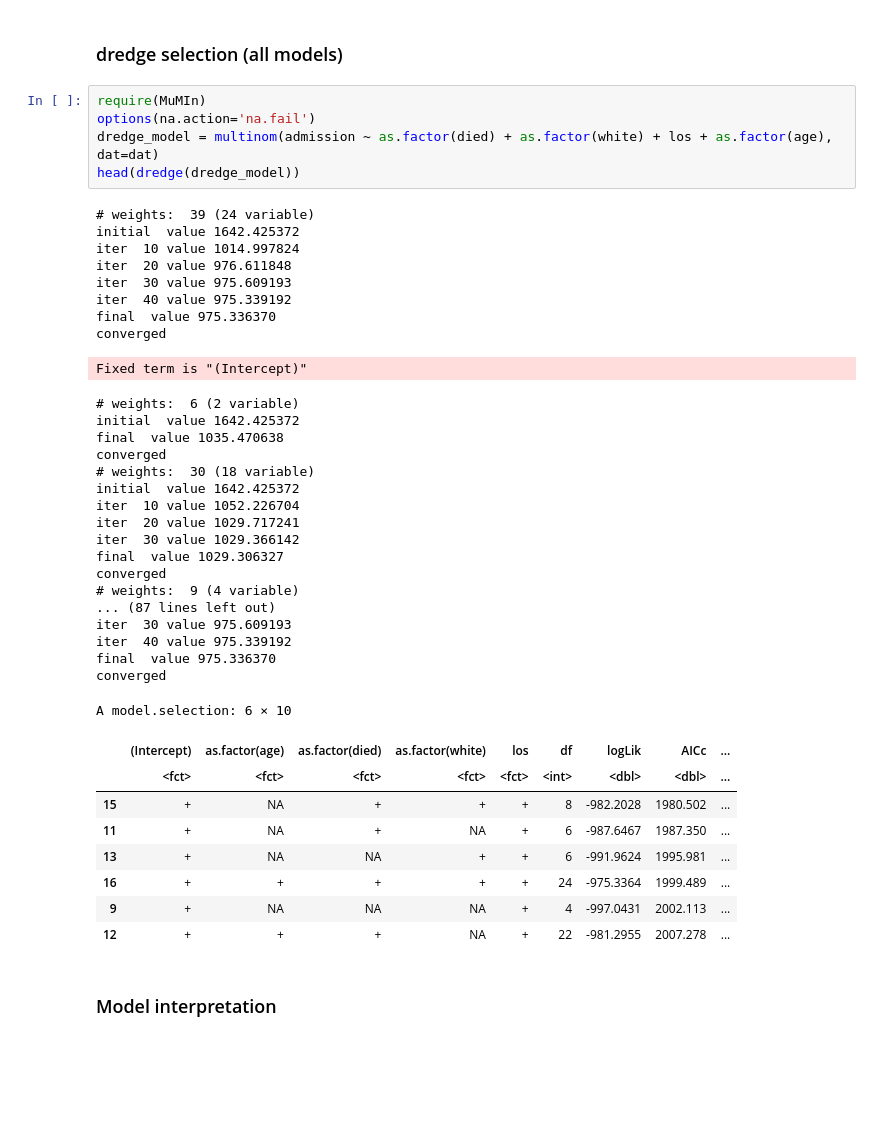
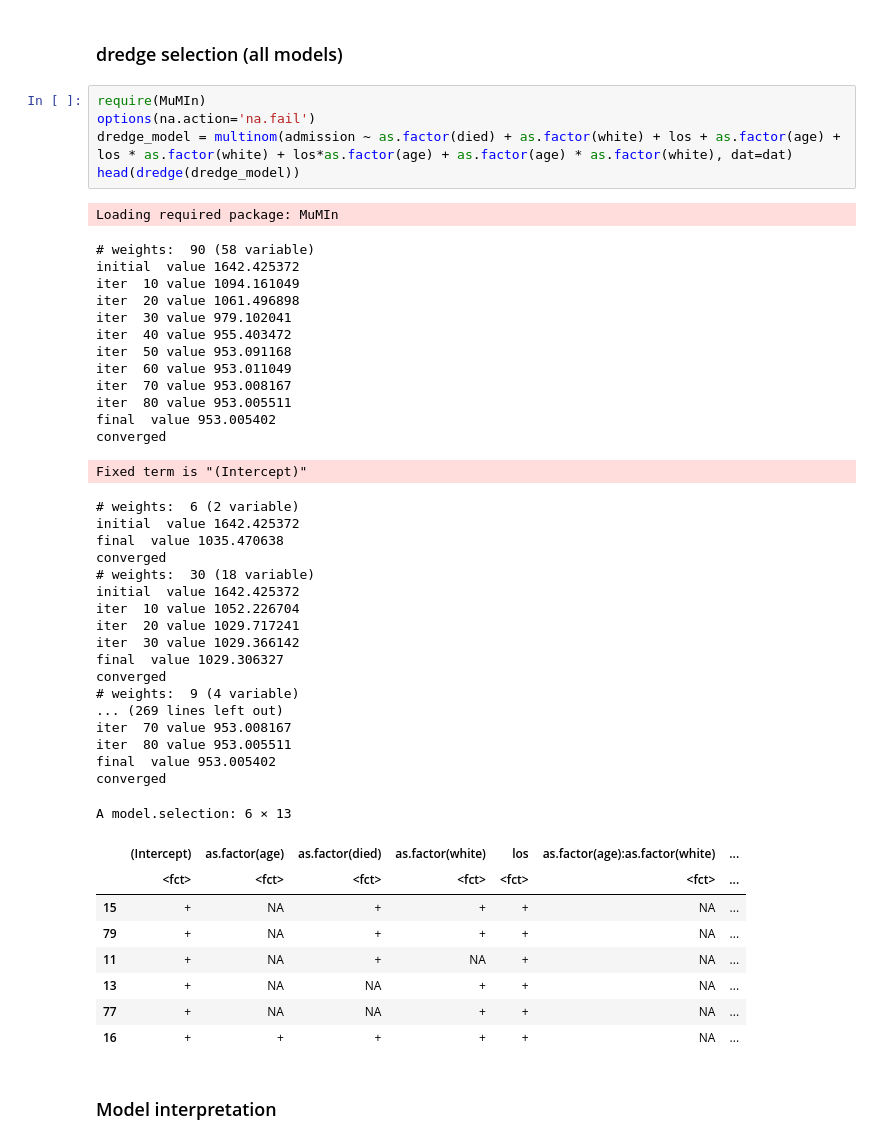
Before and after one commit to erikseulean/glm, a Jupyter notebook: glm_practical4.ipynb, the cells around one changed output. Drawn from its saved outputs; the diff is of its cells as text; blank space fills up the shorter version.

```diff
--- a/glm_practical4.ipynb
+++ b/glm_practical4.ipynb
@@ -208,44 +233,49 @@ AIC: 1980.406
 # %%
 require(MuMIn)
 options(na.action='na.fail')
-dredge_model = multinom(admission ~ as.factor(died) + as.factor(white) + los + as.factor(age), dat=dat)
+dredge_model = multinom(admission ~ as.factor(died) + as.factor(white) + los + as.factor(age) + los * as.factor(white) + los*as.factor(age) + as.factor(age) * as.factor(white), dat=dat)
 head(dredge(dredge_model))
 # %% [output]
-# weights:  39 (24 variable)
-initial  value 1642.425372
-iter  10 value 1014.997824
-iter  20 value 976.611848
-iter  30 value 975.609193
-iter  40 value 975.339192
-final  value 975.336370
-converged
+Loading required package: MuMIn
-Fixed term is "(Intercept)"
+# weights:  90 (58 variable)
+initial  value 1642.425372
+iter  10 value 1094.161049
+iter  20 value 1061.496898
+iter  30 value 979.102041
+iter  40 value 955.403472
+iter  50 value 953.091168
+iter  60 value 953.011049
+iter  70 value 953.008167
+iter  80 value 953.005511
+final  value 953.005402
+converged
-# weights:  6 (2 variable)
-initial  value 1642.425372
-final  value 1035.470638
-converged
-# weights:  30 (18 variable)
-initial  value 1642.425372
-iter  10 value 1052.226704
-iter  20 value 1029.717241
-iter  30 value 1029.366142
-final  value 1029.306327
-converged
-# weights:  9 (4 variable)
-... (87 lines left out)
-iter  30 value 975.609193
-iter  40 value 975.339192
-final  value 975.336370
-converged
+Fixed term is "(Intercept)"
-A model.selection: 6 × 10
+# weights:  6 (2 variable)
+initial  value 1642.425372
+final  value 1035.470638
+converged
+# weights:  30 (18 variable)
+initial  value 1642.425372
+iter  10 value 1052.226704
+iter  20 value 1029.717241
+iter  30 value 1029.366142
+final  value 1029.306327
+converged
+# weights:  9 (4 variable)
+... (269 lines left out)
+iter  70 value 953.008167
+iter  80 value 953.005511
+final  value 953.005402
+converged
+A model.selection: 6 × 13
-|  | (Intercept) | as.factor(age) | as.factor(died) | as.factor(white) | los | df | logLik | AICc | ... |
-|  | <fct> | <fct> | <fct> | <fct> | <fct> | <int> | <dbl> | <dbl> | ... |
-| 15 | + | NA | + | + | + | 8 | -982.2028 | 1980.502 | ... |
-| 11 | + | NA | + | NA | + | 6 | -987.6467 | 1987.350 | ... |
-| 13 | + | NA | NA | + | + | 6 | -991.9624 | 1995.981 | ... |
-| 16 | + | + | + | + | + | 24 | -975.3364 | 1999.489 | ... |
-| 9 | + | NA | NA | NA | + | 4 | -997.0431 | 2002.113 | ... |
-| 12 | + | + | + | NA | + | 22 | -981.2955 | 2007.278 | ... |
+|  | (Intercept) | as.factor(age) | as.factor(died) | as.factor(white) | los | as.factor(age):as.factor(white) | ... |
+|  | <fct> | <fct> | <fct> | <fct> | <fct> | <fct> | ... |
+| 15 | + | NA | + | + | + | NA | ... |
+| 79 | + | NA | + | + | + | NA | ... |
+| 11 | + | NA | + | NA | + | NA | ... |
+| 13 | + | NA | NA | + | + | NA | ... |
+| 77 | + | NA | NA | + | + | NA | ... |
+| 16 | + | + | + | + | + | NA | ... |
 # %% [markdown]
 ### Model interpretation
 # %%
```
Also changed, not shown: parts of 17 cells of this notebook.
